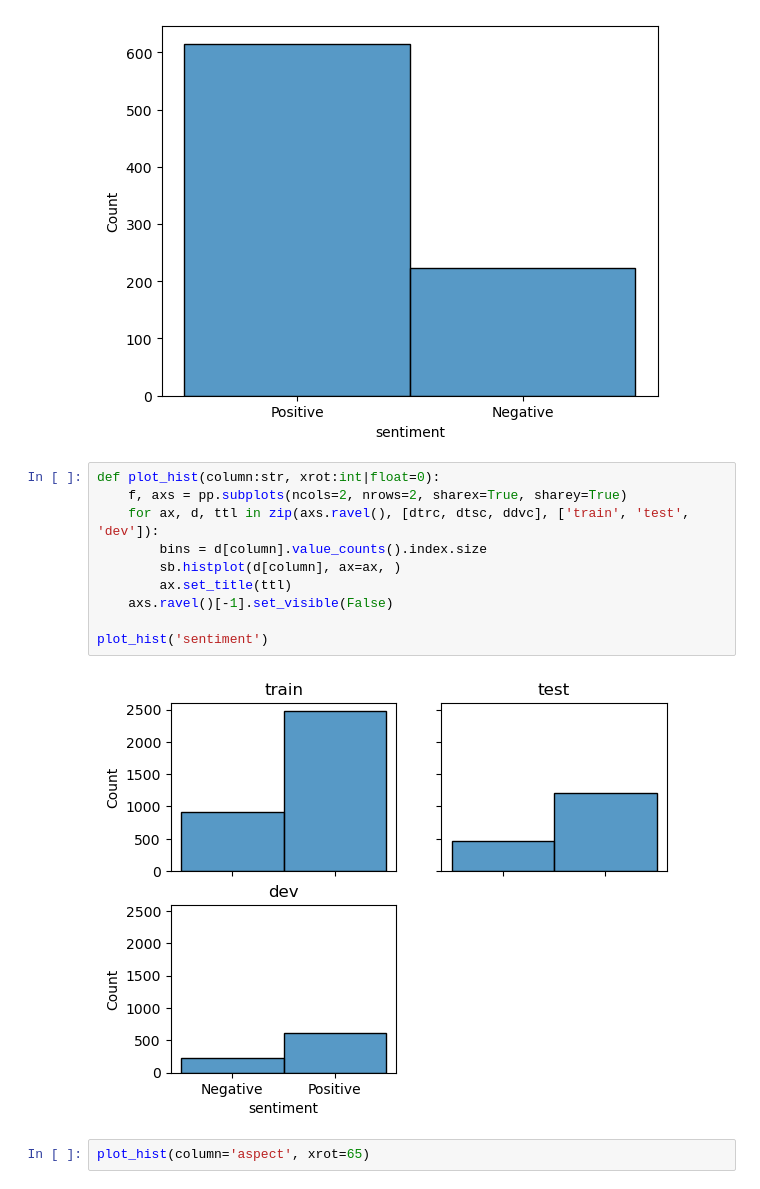
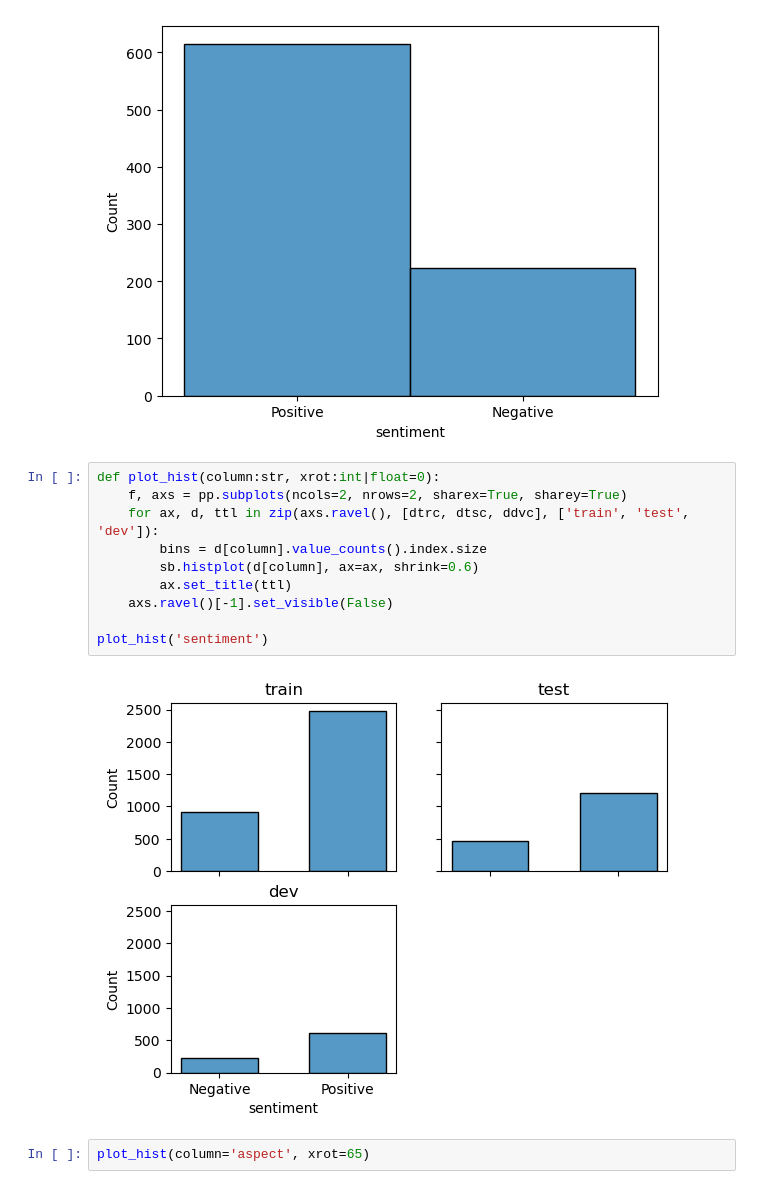
Before and after one commit to erdemkarakoylu/targeted_sentiment_nli, a Jupyter notebook: notebooks/eda_sentihood.ipynb, the cells around one changed output. Saved outputs shown, nothing was run; the diff lists cells and outputs as text.

```diff
--- a/notebooks/eda_sentihood.ipynb
+++ b/notebooks/eda_sentihood.ipynb
@@ -170,15 +170,15 @@ sb.histplot(ddvc.sentiment)
 # %%
 def plot_hist(column:str, xrot:int|float=0):
     f, axs = pp.subplots(ncols=2, nrows=2, sharex=True, sharey=True)
     for ax, d, ttl in zip(axs.ravel(), [dtrc, dtsc, ddvc], ['train', 'test', 'dev']):
         bins = d[column].value_counts().index.size
-        sb.histplot(d[column], ax=ax, )
+        sb.histplot(d[column], ax=ax, shrink=0.6)
         ax.set_title(ttl)
     axs.ravel()[-1].set_visible(False)
 
 plot_hist('sentiment')
 # %% [output]
-[figure, old version]
+[figure, new version]
 # %%
 plot_hist(column='aspect', xrot=65)
 # %% [output]
```
